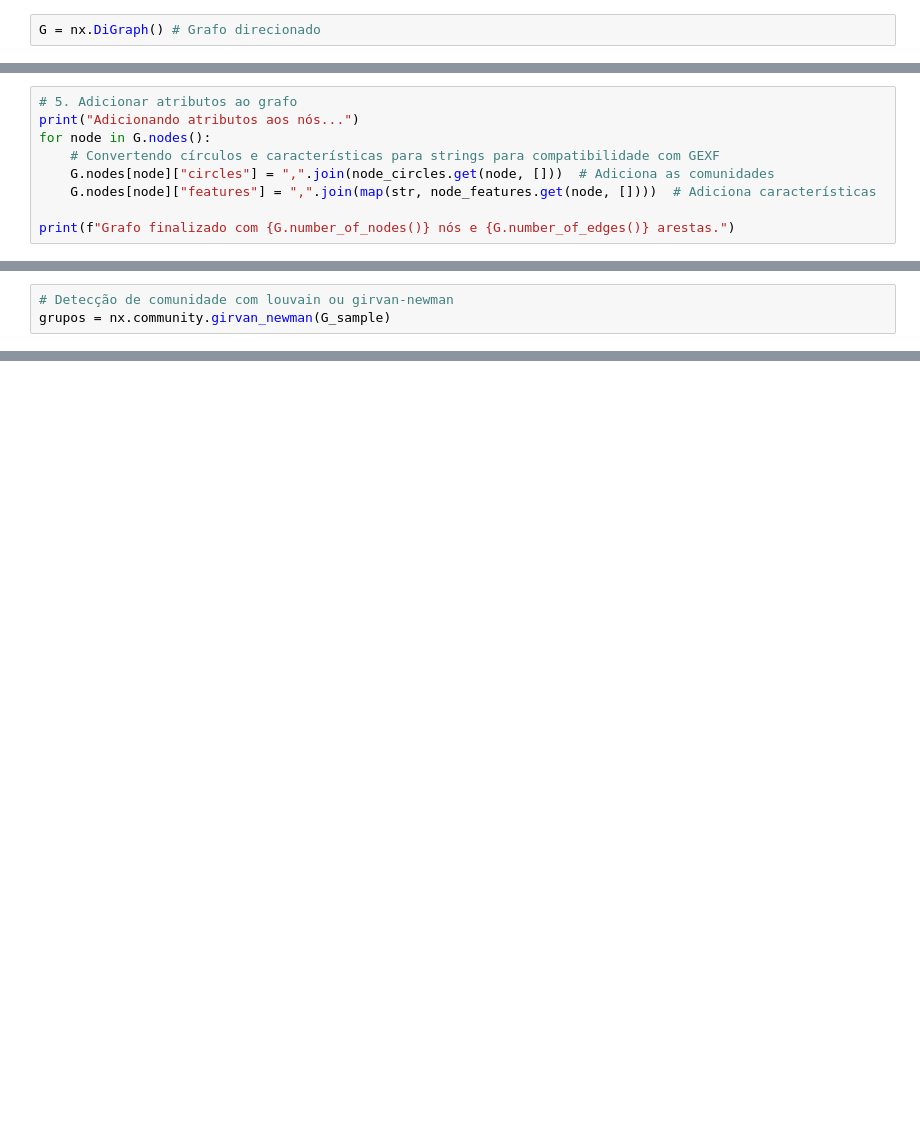
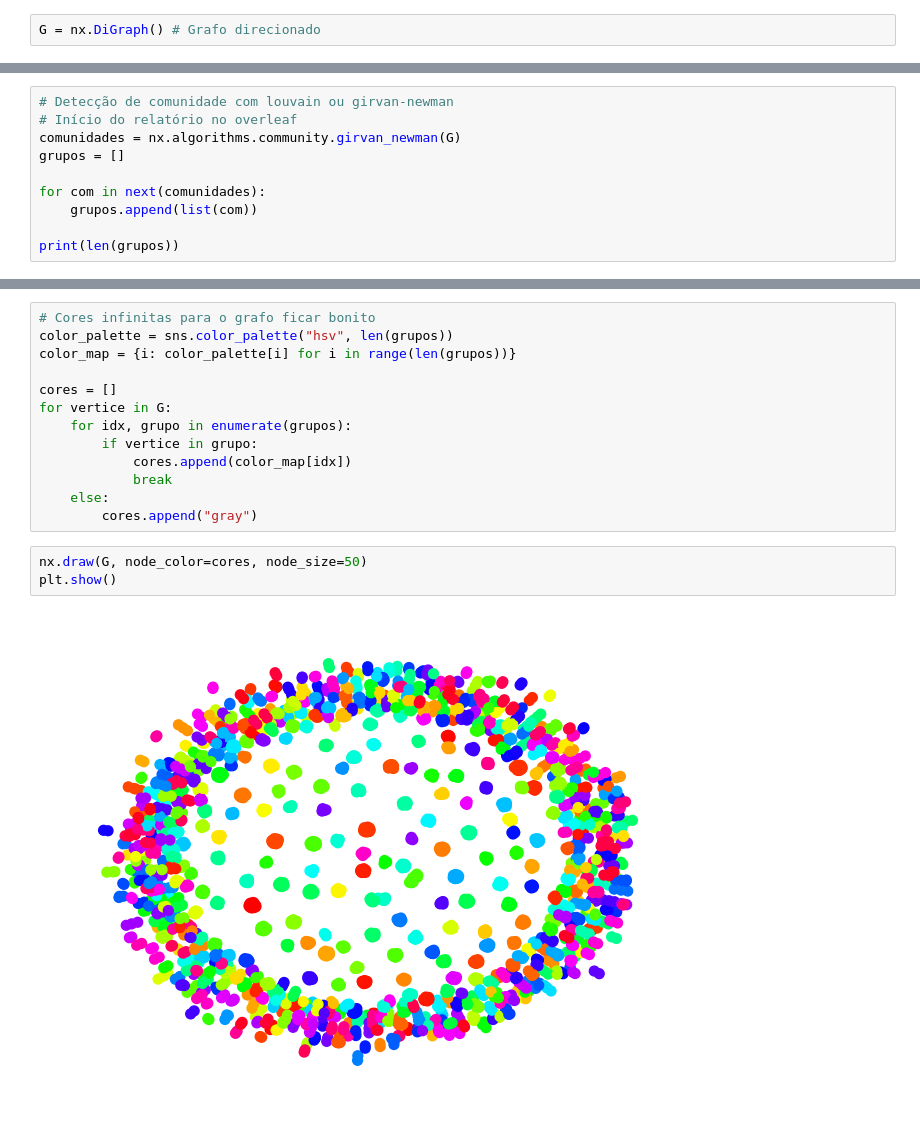
Before and after one commit to rafaelghiorzi/Projeto-1-Grafos, a Jupyter notebook: main.ipynb, the cells around one changed output, grey strips where cells are left out. Cells and saved outputs as stored; diff of their text form; blank space fills up the shorter version.

```diff
--- a/main.ipynb
+++ b/main.ipynb
@@ -81,12 +27,3 @@ for file in os.listdir(data):
-# %%
-# 5. Adicionar atributos ao grafo
-print("Adicionando atributos aos nós...")
-for node in G.nodes():
-    # Convertendo círculos e características para strings para compatibilidade com GEXF
-    G.nodes[node]["circles"] = ",".join(node_circles.get(node, []))  # Adiciona as comunidades
-    G.nodes[node]["features"] = ",".join(map(str, node_features.get(node, [])))  # Adiciona características
-
-print(f"Grafo finalizado com {G.number_of_nodes()} nós e {G.number_of_edges()} arestas.")
 # %%
 import random
 
@@ -111,3 +47,10 @@ Grafo amostrado com 1507 nós e 1000 arestas.
 # %%
 # Detecção de comunidade com louvain ou girvan-newman
-grupos = nx.community.girvan_newman(G_sample)
+# Início do relatório no overleaf
+comunidades = nx.algorithms.community.girvan_newman(G)
+grupos = []
+
+for com in next(comunidades):
+    grupos.append(list(com))
+
+print(len(grupos))
@@ -172,0 +59,18 @@ plt.show()
+# %%
+# Cores infinitas para o grafo ficar bonito
+color_palette = sns.color_palette("hsv", len(grupos))
+color_map = {i: color_palette[i] for i in range(len(grupos))}
+
+cores = []
+for vertice in G:
+    for idx, grupo in enumerate(grupos):
+        if vertice in grupo:
+            cores.append(color_map[idx])
+            break
+    else:
+        cores.append("gray")
+# %%
+nx.draw(G, node_color=cores, node_size=50)
+plt.show()
+# %% [output]
+[figure, added]
```
Also changed, not shown: parts of 12 cells of this notebook.
